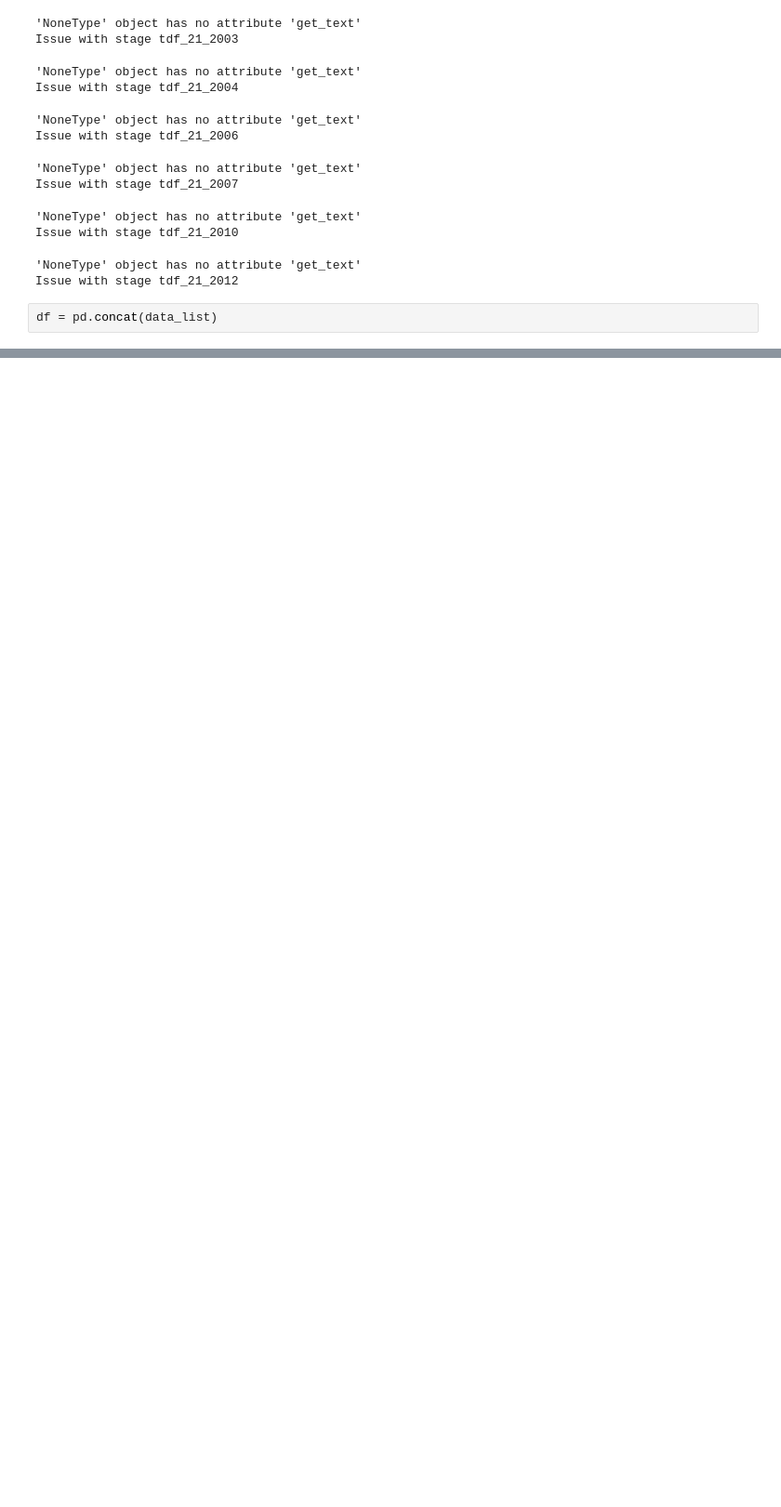
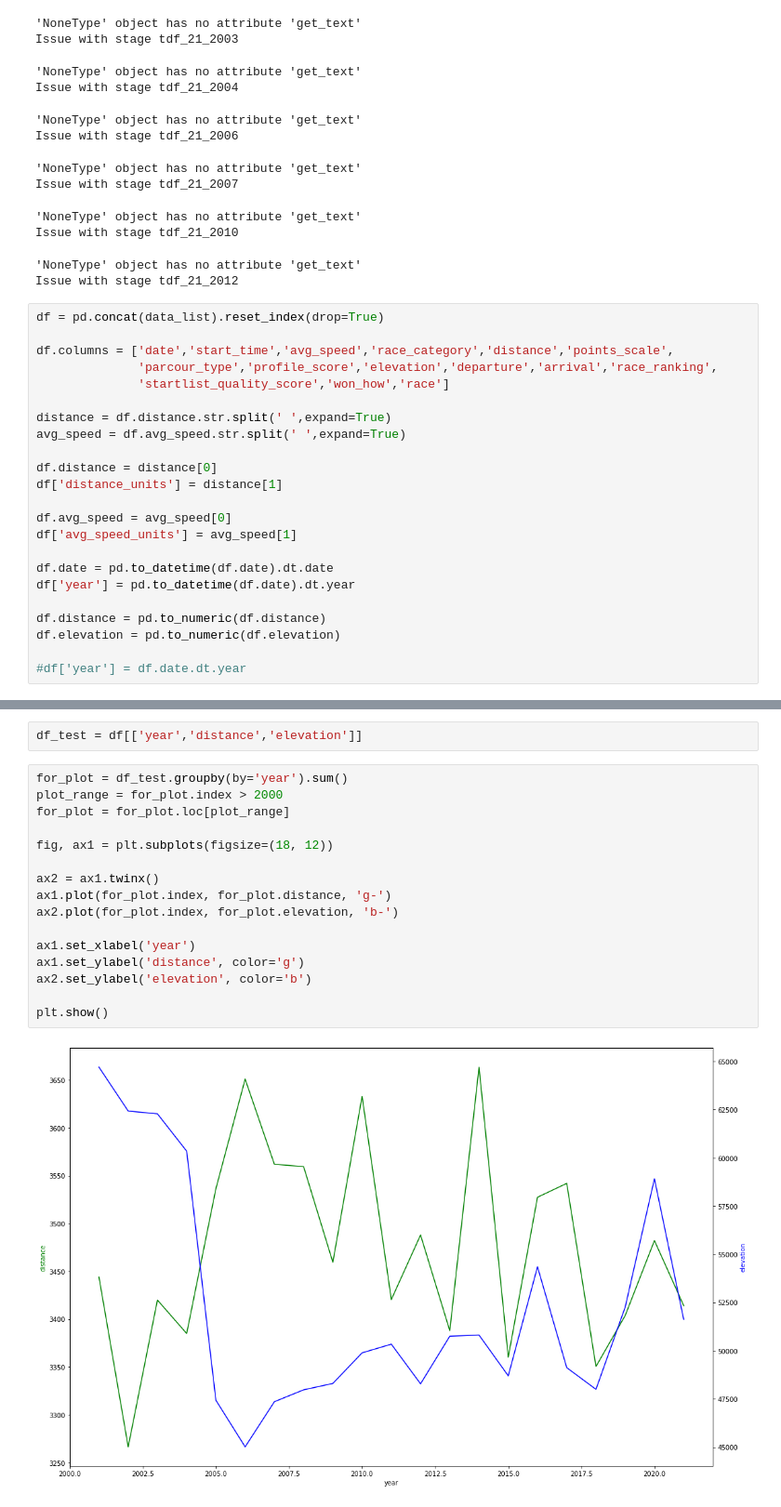
Before and after one commit to jbrttl/cycling, a Jupyter notebook: tdf_stages_stats.ipynb, the cells around one changed output, grey strips where cells are left out. Shown: that part at 93% size. Drawn from its saved outputs; the diff is of its cells as text; blank space fills up the shorter version.

```diff
--- a/tdf_stages_stats.ipynb
+++ b/tdf_stages_stats.ipynb
@@ -78,4 +78,25 @@ Issue with stage tdf_21_2010
 'NoneType' object has no attribute 'get_text'
 Issue with stage tdf_21_2012
 # %%
-df = pd.concat(data_list)
+df = pd.concat(data_list).reset_index(drop=True)
+
+df.columns = ['date','start_time','avg_speed','race_category','distance','points_scale',
+              'parcour_type','profile_score','elevation','departure','arrival','race_ranking',
+              'startlist_quality_score','won_how','race']
+
+distance = df.distance.str.split(' ',expand=True)
+avg_speed = df.avg_speed.str.split(' ',expand=True)
+
+df.distance = distance[0]
+df['distance_units'] = distance[1]
+
+df.avg_speed = avg_speed[0]
+df['avg_speed_units'] = avg_speed[1]
+
+df.date = pd.to_datetime(df.date).dt.date
+df['year'] = pd.to_datetime(df.date).dt.year
+
+df.distance = pd.to_numeric(df.distance)
+df.elevation = pd.to_numeric(df.elevation)
+
+#df['year'] = df.date.dt.year
@@ -81,0 +119,20 @@ df = pd.concat(data_list)
+# %%
+df_test = df[['year','distance','elevation']]
+# %%
+for_plot = df_test.groupby(by='year').sum()
+plot_range = for_plot.index > 2000
+for_plot = for_plot.loc[plot_range]
+
+fig, ax1 = plt.subplots(figsize=(18, 12))
+
+ax2 = ax1.twinx()
+ax1.plot(for_plot.index, for_plot.distance, 'g-')
+ax2.plot(for_plot.index, for_plot.elevation, 'b-')
+
+ax1.set_xlabel('year')
+ax1.set_ylabel('distance', color='g')
+ax2.set_ylabel('elevation', color='b')
+
+plt.show()
+# %% [output]
+[figure, added]
```
Also changed, not shown: parts of 1 cell of this notebook.
